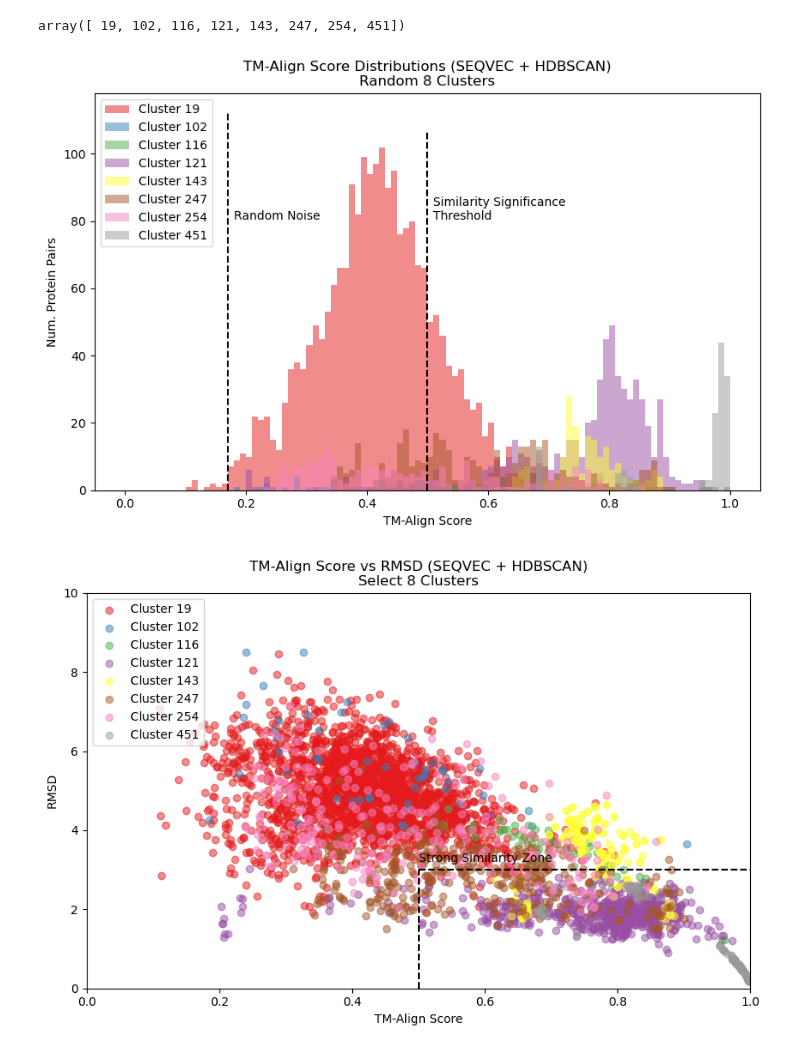
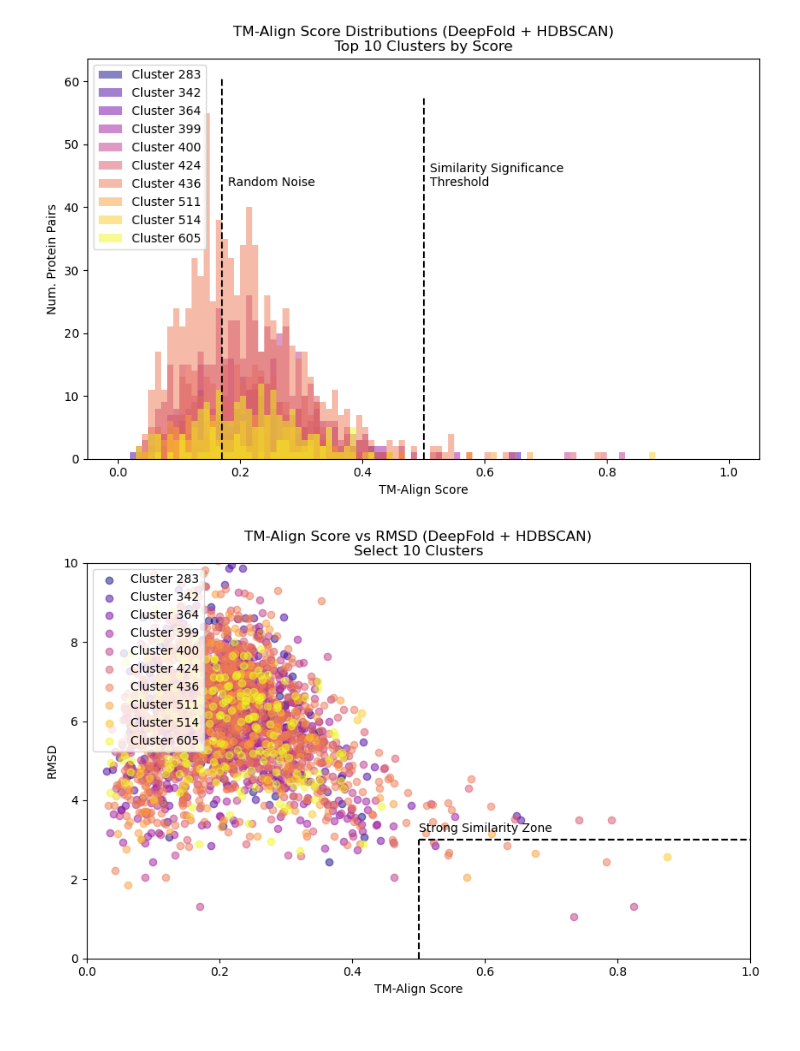
Before and after one commit to dptrsa-300/pss, a Jupyter notebook: tmalign_runs/Untitled.ipynb, the cells around one changed output. Saved outputs shown, nothing was run; the diff lists cells and outputs as text; code cells hidden in the pictures.

Commit message:
Add tmalign hist & scatter functions to utils. Demo usage in explore_tmalign_stats.ipynb.

```diff
--- a/tmalign_runs/Untitled.ipynb
+++ b/tmalign_runs/Untitled.ipynb
@@ -12,7 +12,7 @@ import numpy as np
 from google.cloud import storage
 from google.cloud.storage import Blob
 # %%
-def tmalign_hist(metrics, num_results=10, show_control=False, bin_size=100, version='top_score', select_clusters=None, cmap='viridis'):
+def tmalign_hist(metrics, num_results=10, show_control=False, bin_size=100, version='top_score', select_clusters=None, cmap='viridis', name=''):
     '''
     Arguments:
     - metrics: A Pandas DataFrame in the form pairwise_evaluation_metrics.parquet + a "cluster" column.
@@ -24,6 +24,7 @@ def tmalign_hist(metrics, num_results=10, show_control=False, bin_size=100, vers
     - version: Default "top_score". Options also include "top_pair_count", "random" and "select" (if passed, argument select_clusters is required).
     - select_clusters: A list of integer cluster labels. Required if version is set to "select".
     - cmap: Default "viridis". The name of the Matplotlib colormap to apply to the plot.
+    - name: Default "". Name of experiment, ex.: "SEQVEC + HDBSCAN".
 
     Output:
     - A Pyplot histogram to stdout.
@@ -54,15 +55,18 @@ def tmalign_hist(metrics, num_results=10, show_control=False, bin_size=100, vers
 
     interesting_clusters.sort()
 
+    if name != "":
+        name = ' (' + name + ')'
+
     for i, cluster in enumerate(interesting_clusters):
         pyplot.hist(metrics[metrics.cluster == cluster].tmalign_score, bins=bin_size, alpha=0.5, label=f'Cluster {cluster}', range=(0,1), color=colors(i))
 
     if show_control:
         sample_all = pd.read_parquet('/home/jupyter/pss/tmalign_rmsd_full.parquet')
         pyplot.hist(sample_all.sample(ssize).tm_score_norm_ref_p1.astype(float), bins=bin_size, alpha=0.5, label='Control', range=(0,1))
-        pyplot.title('TM-Align Score Distributions: Control vs Experiment (SEQVEC + HDBSCAN)' + subtitle)
+        pyplot.title('TM-Align Score Distributions: Control vs Experiment' + name + subtitle)
     else:
-        pyplot.title('TM-Align Score Distributions (SEQVEC + HDBSCAN)' + subtitle)
+        pyplot.title('TM-Align Score Distributions' + name + subtitle)
 
     p = pyplot.ylim()[1] * 0.75
     pyplot.legend(loc='upper left')
@@ -76,7 +80,7 @@ def tmalign_hist(metrics, num_results=10, show_control=False, bin_size=100, vers
 
     return interesting_clusters
 # %%
-def tmalign_scatter(metrics, num_results=10, version='top_score_tmalign', select_clusters=None, cmap='viridis'):
+def tmalign_scatter(metrics, num_results=10, version='top_score_tmalign', select_clusters=None, cmap='viridis', name=""):
     '''
     Arguments:
     - metrics: A Pandas DataFrame in the form pairwise_evaluation_metrics.parquet + a "cluster" column.
@@ -87,6 +91,7 @@ def tmalign_scatter(metrics, num_results=10, version='top_score_tmalign', select
                Note: Only the equivalent of num_results = len(metrics.cluster.unique()) is currently implemented.
     - select_clusters: A list of integer cluster labels. Required if version is set to "select".
     - cmap: Default "viridis". The name of the Matplotlib colormap to apply to the plot.
+    - name: Default "". Name of experiment, ex.: "SEQVEC + HDBSCAN".
 
     Output:
     - A Pyplot scatter plot to stdout.
@@ -102,6 +107,9 @@ def tmalign_scatter(metrics, num_results=10, version='top_score_tmalign', select
     colors = pyplot.get_cmap(cmap, len(focus))
     #colors = list(mcolors.cnames.keys())[::-1]
 
+    if name != "":
+        name = ' (' + name + ')'
+
     for i, cluster in enumerate(focus):
         t = metrics[metrics.cluster == cluster]
         pyplot.scatter(x=t.tmalign_score, y=t.rmsd, alpha=0.5, label=f'Cluster {cluster}', color=colors(i))
@@ -114,7 +122,7 @@ def tmalign_scatter(metrics, num_results=10, version='top_score_tmalign', select
     pyplot.text(0.5, 3.2, 'Strong Similarity Zone')
     pyplot.xlabel('TM-Align Score')
     pyplot.ylabel('RMSD')
-    pyplot.title('TM-Align Score vs RMSD (SEQVEC + HDBSCAN)' + subtitle)
+    pyplot.title('TM-Align Score vs RMSD' + name + subtitle)
     pyplot.show();
 
     return focus
@@ -129,11 +137,11 @@ Experiment: 21986 out of 21986 processed
 # %%
-cmap = 'Set2'
-plot_1_clusters = tmalign_hist(res, version='random', num_results=8, cmap=cmap)
-tmalign_scatter(res[res.cluster.isin(plot_1_clusters)], cmap=cmap)
+cmap = 'plasma'
+name = "DeepFold + HDBSCAN"
+plot_1_clusters = tmalign_hist(res, version='top_score', num_results=10, cmap=cmap, name=name)
+plot_2_clusters = tmalign_scatter(res[res.cluster.isin(plot_1_clusters)], cmap=cmap, name=name)
 # %% [output]
-array([ 19, 102, 116, 121, 143, 247, 254, 451])
-[figure, old version]
+[figure, new version]
-[figure, old version]
+[figure, new version]
 # %%
 # Highest number of processed protein pairs per cluster
 res[['cluster', 'target_protein']].groupby(['cluster']).count().reset_index().sort_values(by=['target_protein'], ascending=False)[:10]
```
Also changed, not shown: parts of 9 cells of this notebook, 3 other files.
